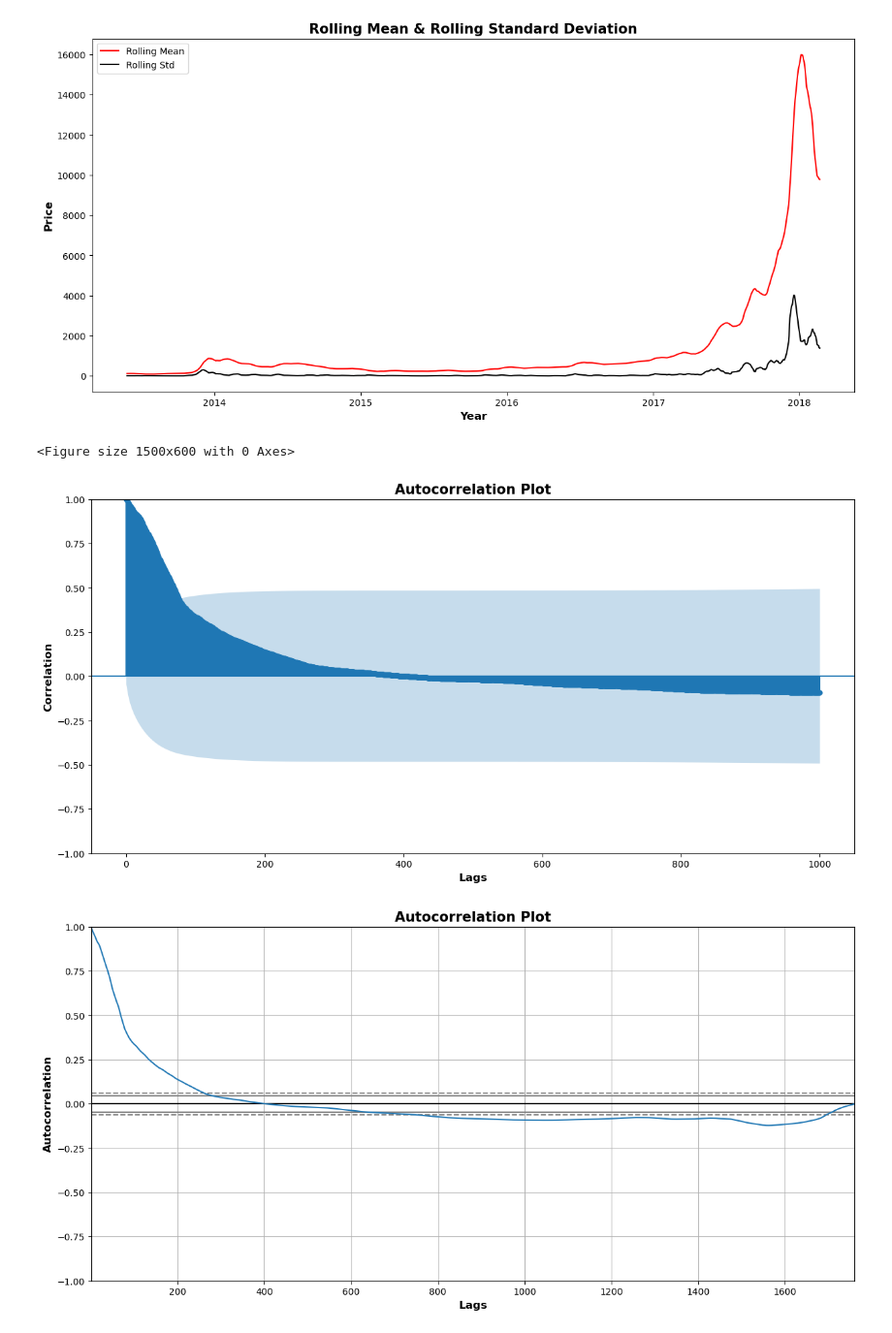
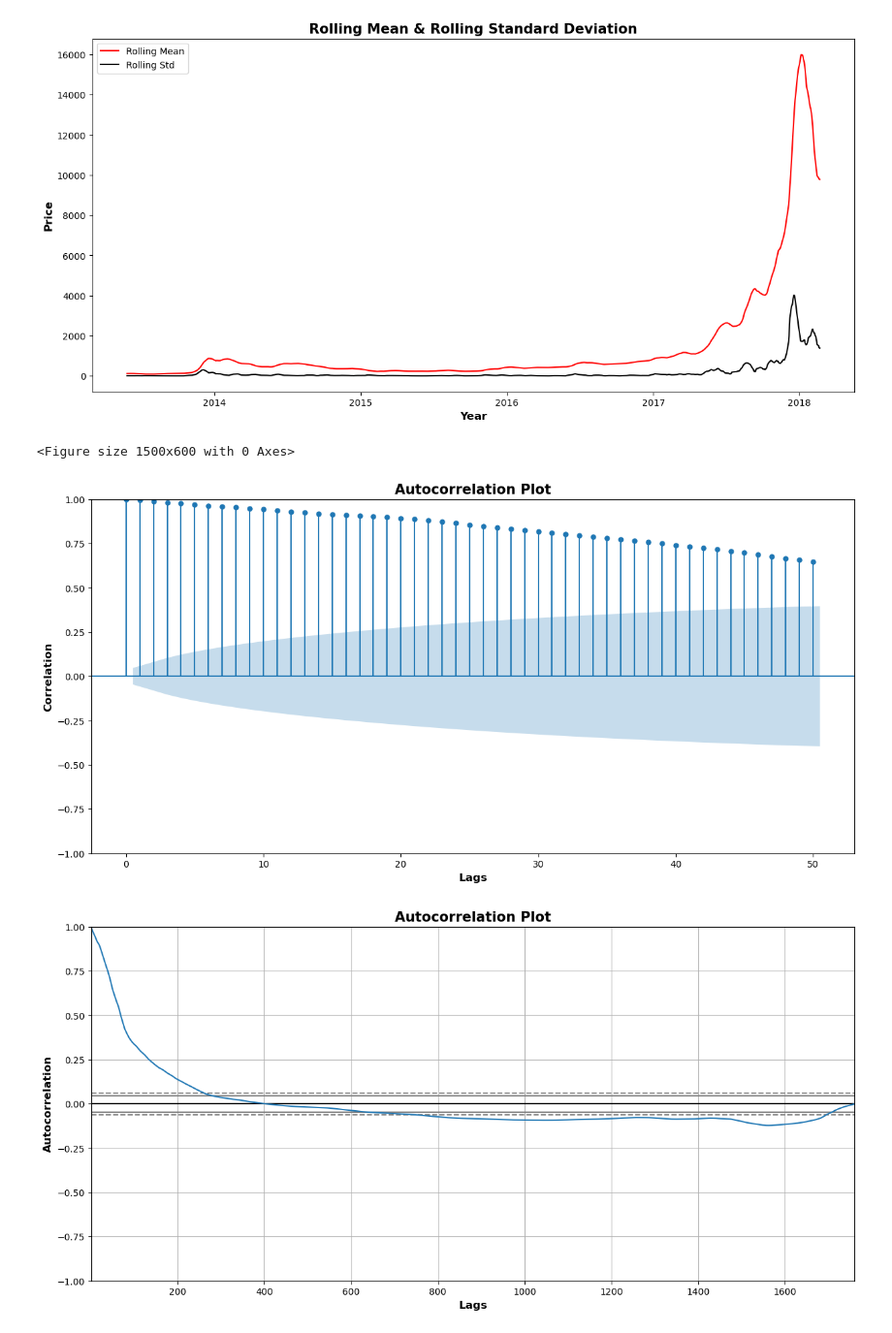
Before and after one commit to alliajagbe/crypto-prediction, a Jupyter notebook: crypto.ipynb, the cells around one changed output. Shown at 97% size. Cells and saved outputs as stored; diff of their text form; code cells hidden in the pictures.

```diff
--- a/crypto.ipynb
+++ b/crypto.ipynb
@@ -83,14 +90,14 @@ plt.show()
 # %%
 # plotting the autocorrelation plot
 plt.figure(figsize=(15,6))
-plot_acf(btc['close'], lags=1000)
+plot_acf(btc['close'], lags=50)
 plt.xlabel('Lags', fontsize=12, fontweight='bold')
 plt.ylabel('Correlation', fontsize=12, fontweight='bold')
 plt.title('Autocorrelation Plot', fontsize=15, fontweight='bold')
 plt.show()
 # %% [output]
 <Figure size 1500x600 with 0 Axes>
-[figure, old version]
+[figure, new version]
 # %%
 pd.plotting.autocorrelation_plot(btc['close'])
 plt.xlabel('Lags', fontsize=12, fontweight='bold')
```
Also changed, not shown: parts of 4 cells of this notebook.
